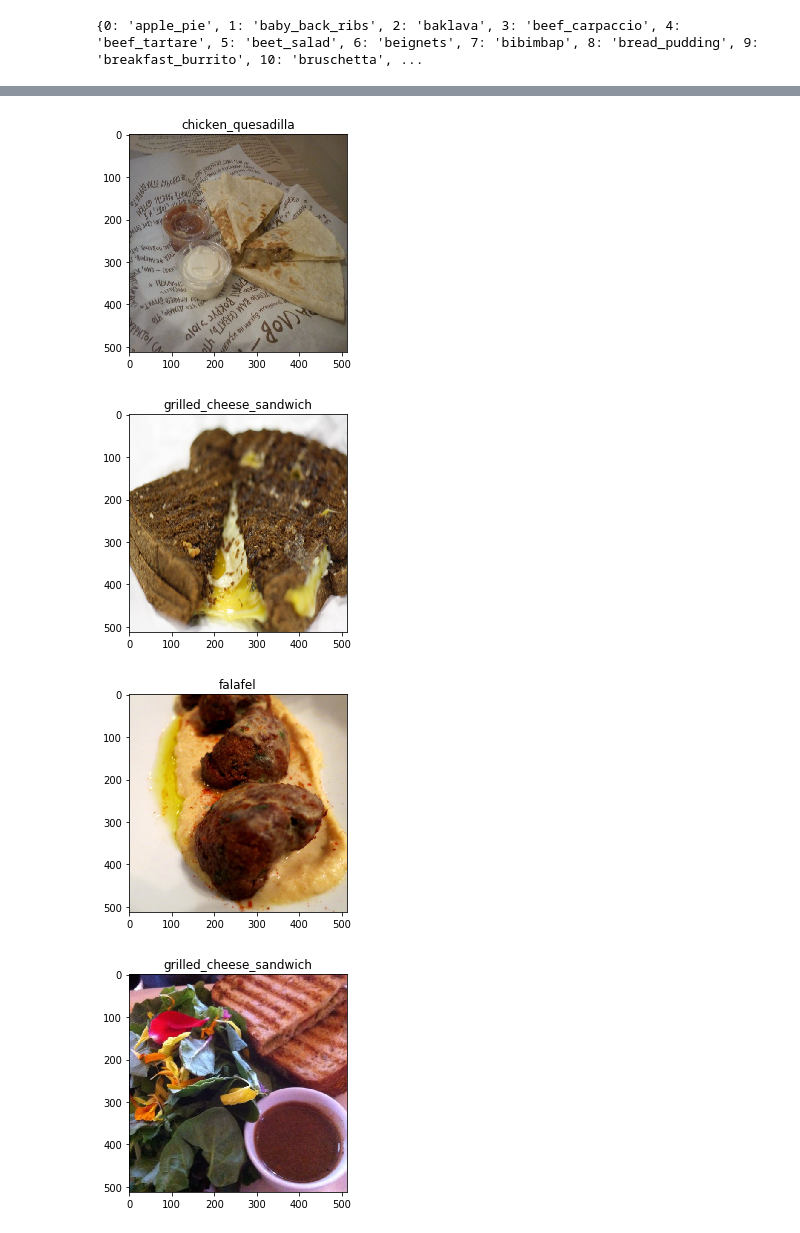
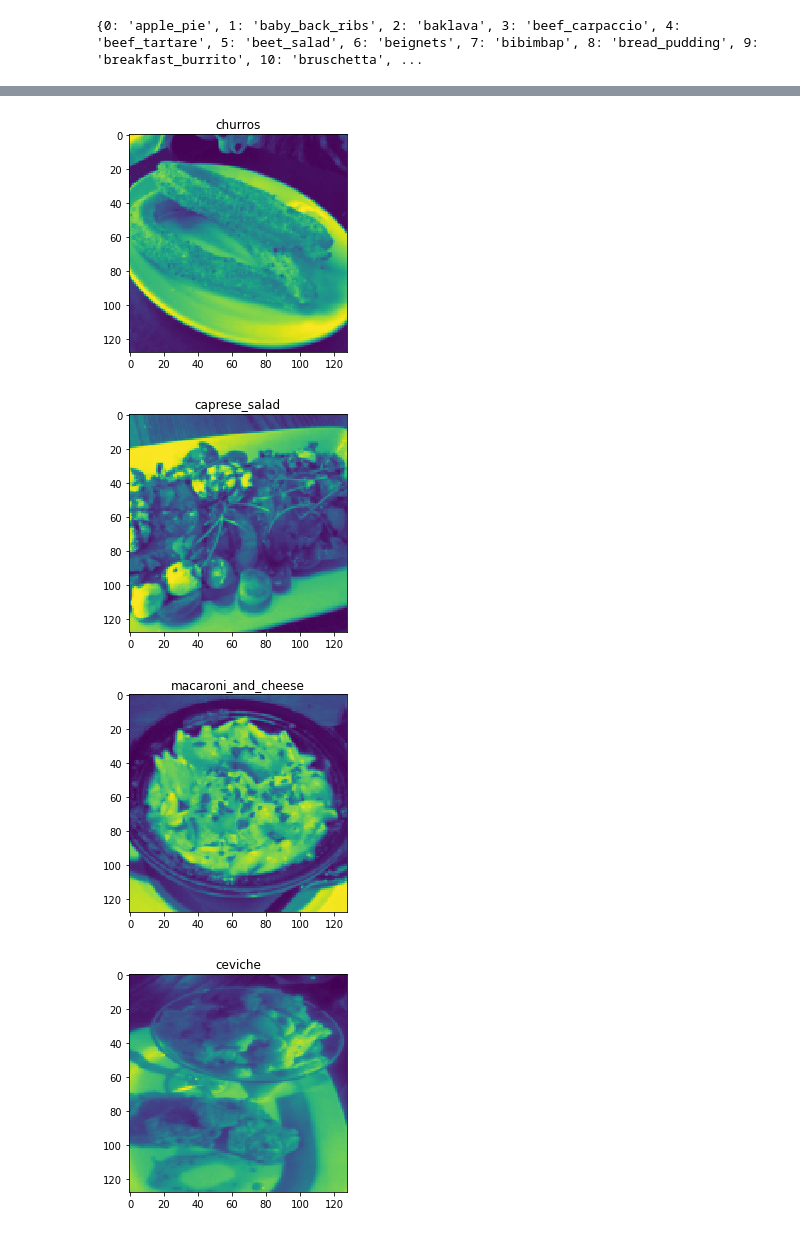
Before and after one commit to MahdiTheProgrammer/Food101, a Jupyter notebook: Untitled.ipynb, the cells around one changed output, grey strips where cells are left out. Cells and saved outputs as stored; diff of their text form; code cells hidden in the pictures.

```diff
--- a/Untitled.ipynb
+++ b/Untitled.ipynb
@@ -339,7 +340,8 @@ class FoodDataset(Dataset):
         self.class_to_idx = {category: i for i, category in enumerate(self.food_categories)}
         self.images, self.labels = self._load_dataset()
         self.transform = transforms.Compose([
-            transforms.Resize((512, 512)),
+            transforms.Resize((128, 128)),
+            transforms.Grayscale(num_output_channels=1),  # Convert to grayscale
             transforms.ToTensor()
         ])
 
@@ -438,7 +440,7 @@ test_data_loader = DataLoader(test_dataset, batch_size=batch_size, shuffle=False
 for f1 in range(5):
     index = random.randint(0, len(train_dataset) - 1)
     image, label = train_dataset[index]
-    plt.imshow(image.permute(1,2,0).detach().numpy())
+    plt.imshow(image.squeeze(dim=0).detach().numpy())
     plt.title(category_dict[int(label)])
     plt.show()
 # %% [output]
@@ -446,4 +448,4 @@ for f1 in range(5):
-[figure, old version]
+[figure, new version]
-[figure, old version]
+[figure, new version]
-[figure, old version]
+[figure, new version]
-[figure, old version]
+[figure, new version]
```
Also changed, not shown: parts of 7 cells of this notebook.
